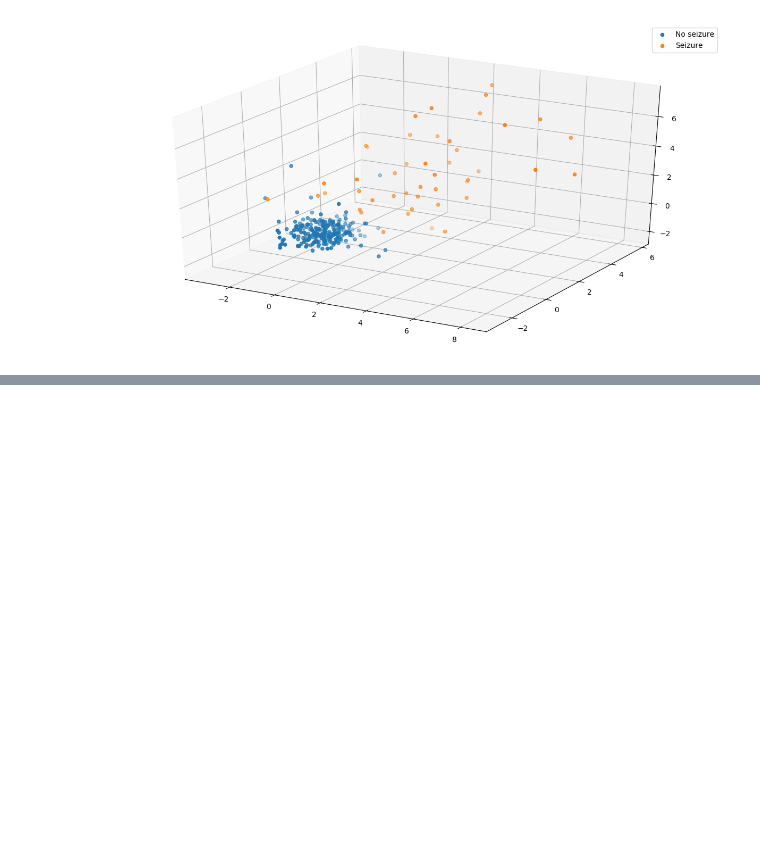
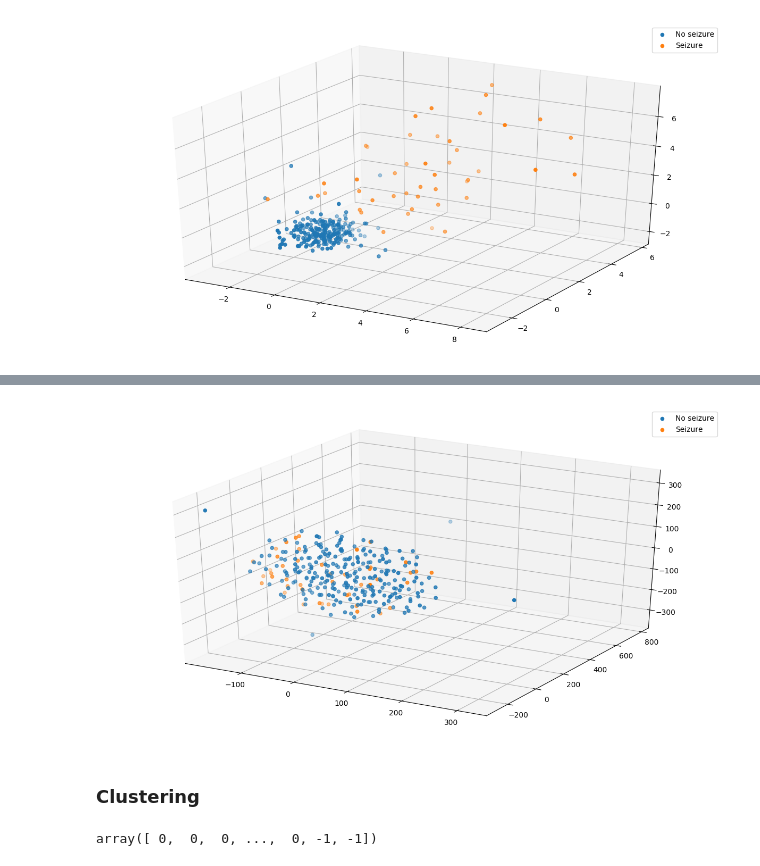
Before and after one commit to srom/ds, a Jupyter notebook: vae/Variational Auto-Encoder.ipynb, the cells around one changed output, grey strips where cells are left out. Saved outputs shown, nothing was run; the diff lists cells and outputs as text; code cells hidden in the pictures; blank space fills up the shorter version.

```diff
--- a/vae/Variational Auto-Encoder.ipynb
+++ b/vae/Variational Auto-Encoder.ipynb
@@ -164,3 +190,7 @@ n = 300
 plot_encoding(X_code[:n], y_train[:n])
 # %% [output]
 [figure]
+# %%
+%%time
+tsne = sklearn.manifold.TSNE(n_components=3, init='pca', learning_rate=200.0, random_state=444)
+X_tsne = tsne.fit_transform(X_train[:300])
@@ -166,0 +200,7 @@ plot_encoding(X_code[:n], y_train[:n])
+# %%
+sns.reset_orig()
+plot_encoding(X_tsne, y_train[:n])
+# %% [output]
+[figure, added]
+# %% [markdown]
+### Clustering
@@ -166,0 +209,4 @@ plot_encoding(X_code[:n], y_train[:n])
+# %%
+db.labels_
+# %% [output]
+array([ 0,  0,  0, ...,  0, -1, -1])
```
Also changed, not shown: parts of 14 cells of this notebook.
